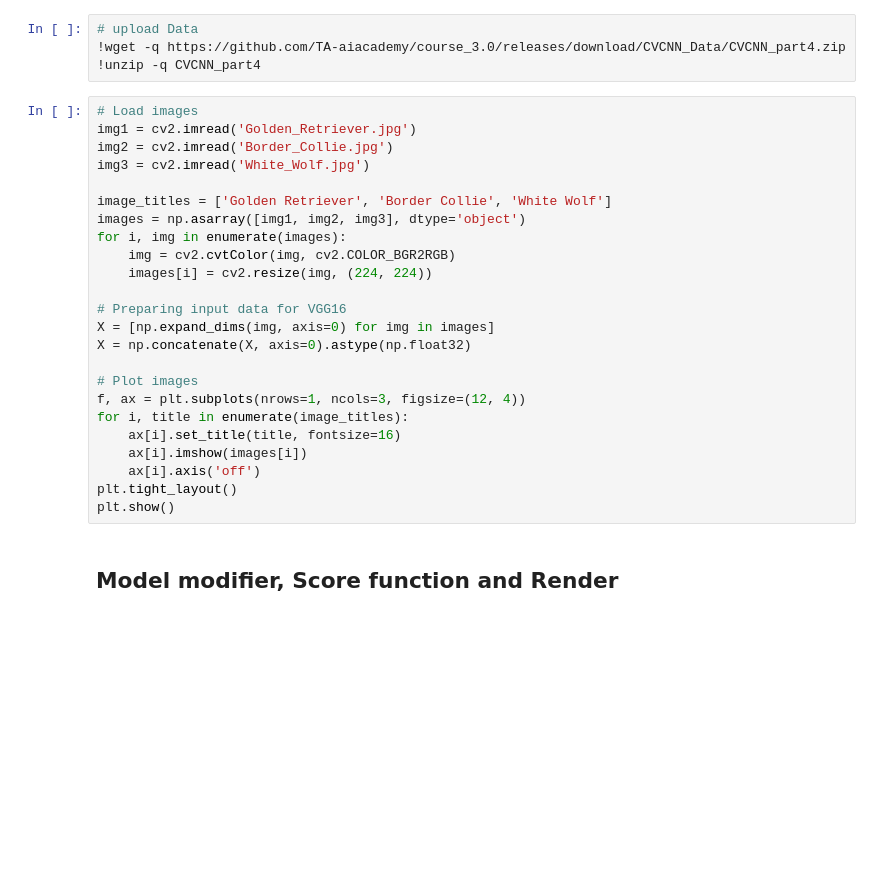
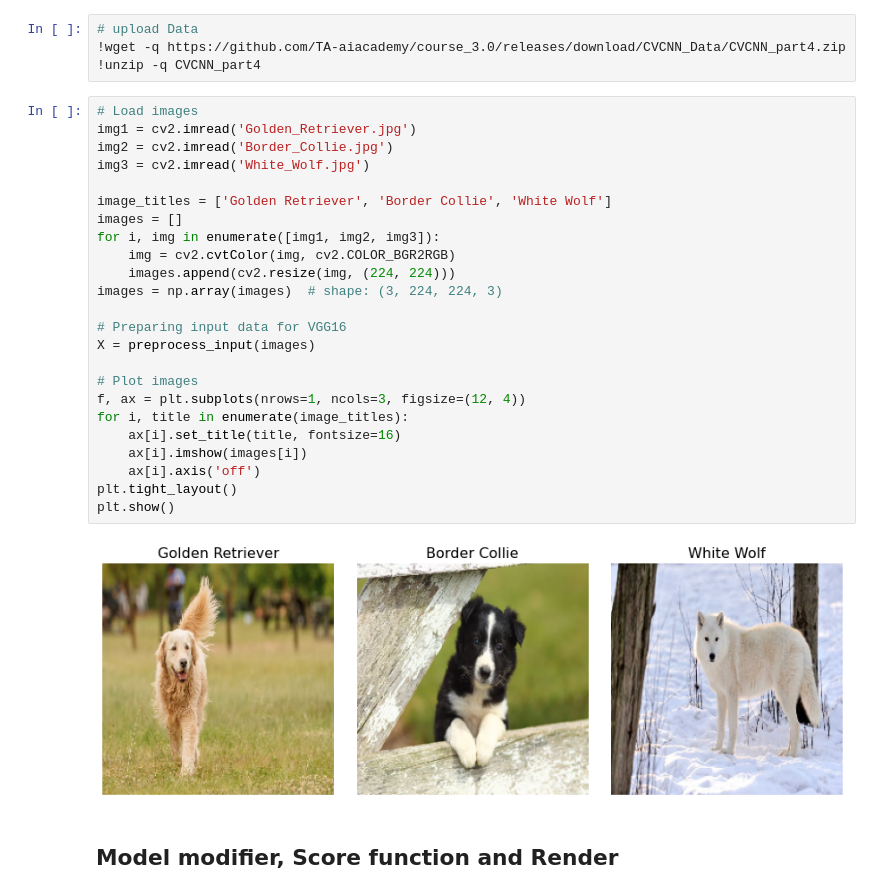
Before and after one commit to TA-aiacademy/course_3.0, a Jupyter notebook: 05_CVCNN/Part4_XAI/01_XAI.ipynb, the cells around one changed output. Drawn from its saved outputs; the diff is of its cells as text; blank space fills up the shorter version.

```diff
--- a/05_CVCNN/Part4_XAI/01_XAI.ipynb
+++ b/05_CVCNN/Part4_XAI/01_XAI.ipynb
@@ -35,27 +70,29 @@ model.summary()
 # %%
 # Load images
 img1 = cv2.imread('Golden_Retriever.jpg')
 img2 = cv2.imread('Border_Collie.jpg')
 img3 = cv2.imread('White_Wolf.jpg')
 
 image_titles = ['Golden Retriever', 'Border Collie', 'White Wolf']
-images = np.asarray([img1, img2, img3], dtype='object')
-for i, img in enumerate(images):
+images = []
+for i, img in enumerate([img1, img2, img3]):
     img = cv2.cvtColor(img, cv2.COLOR_BGR2RGB)
-    images[i] = cv2.resize(img, (224, 224))
+    images.append(cv2.resize(img, (224, 224)))
+images = np.array(images)  # shape: (3, 224, 224, 3)
 
 # Preparing input data for VGG16
-X = [np.expand_dims(img, axis=0) for img in images]
-X = np.concatenate(X, axis=0).astype(np.float32)
+X = preprocess_input(images)
 
 # Plot images
 f, ax = plt.subplots(nrows=1, ncols=3, figsize=(12, 4))
 for i, title in enumerate(image_titles):
     ax[i].set_title(title, fontsize=16)
     ax[i].imshow(images[i])
     ax[i].axis('off')
 plt.tight_layout()
 plt.show()
+# %% [output]
+[figure, added]
 # %% [markdown]
 ## Model modifier, Score function and Render
 # %% [markdown]
```
Also changed, not shown: parts of 12 cells of this notebook.
